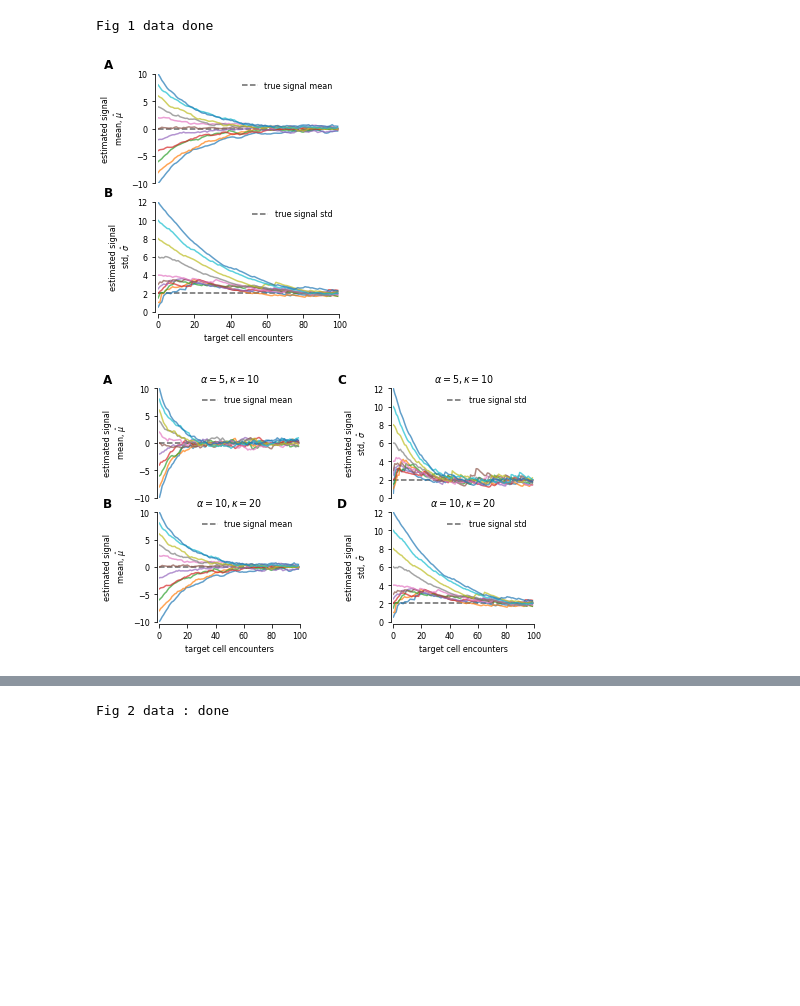
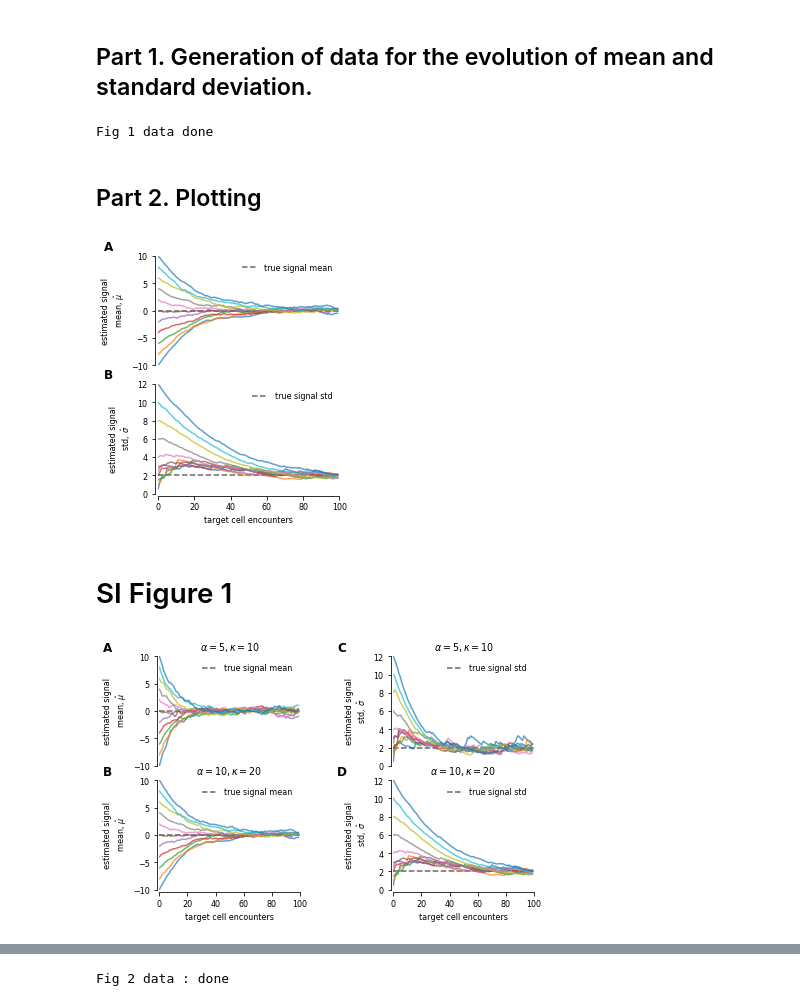
Before and after one commit to ywqin/paper-innate-immune-adaptation, a Jupyter notebook: figures.ipynb, the cells around one changed output, grey strips where cells are left out. Saved outputs shown, nothing was run; the diff lists cells and outputs as text; code cells hidden in the pictures; blank space fills up the shorter version.

```diff
--- a/figures.ipynb
+++ b/figures.ipynb
@@ -47 +55,3 @@ var_env = 4
+# %% [markdown]
+## Part 1. Generation of data for the evolution of mean and standard deviation.
 # %%
@@ -68,10 +78,12 @@ df.to_csv ('estimated_mean_std_alpha%d.csv'%alpha, index = None, header=True)
 print('Fig 1 data done')
 # %% [output]
 Fig 1 data done
+# %% [markdown]
+## Part 2. Plotting
 # %%
 # Fig 1 Code 2/2 plottting
 # read data
-data = pd.read_csv('estimated_mean_std_alpha%d.csv'%10)
+data = pd.read_csv('estimated_mean_std_alpha%d.csv.gz'%10,compression='gzip')
 # Plotting -----------------------------------------------
 fig = plt.figure(figsize=(3.425,4))
 plt.rc('font',size=8)
@@ -88,34 +100,36 @@ ax1.set_ylabel('estimated signal\n mean, $\hat{\mu}$',fontsize=8)
 ax1.text(-0.3, 1.05, string.ascii_uppercase[0], transform=ax1.transAxes,
 		size=12, weight='bold')
 
 ax2.spines['right'].set_visible(False)
 ax2.spines['top'].set_visible(False)
 ax2.spines['bottom'].set_position(('axes', -0.02))
 ax2.spines['left'].set_position(('axes', -0.02))
 ax2.set_xlim([0,num_encounter])
 ax2.set_ylim([0,12])
 
 ax2.set_xlabel('target cell encounters',fontsize=8)
 ax2.set_ylabel('estimated signal\n std, $\hat{\sigma}$',fontsize=8)
 ax2.text(-0.3, 1.05, string.ascii_uppercase[1], transform=ax2.transAxes,
 		size=12, weight='bold')
 ax1.axhline(0.0, color='black',linestyle='dashed',alpha=0.6,label='true signal mean')
 ax2.axhline(math.sqrt(var_env), color='black',linestyle='dashed',alpha=0.6,label='true signal std')
 ax1.legend(loc='upper right',frameon=False)
 ax2.legend(loc='upper right',frameon=False)
 # Case 1 different means and same variance ---------------
 for j_mu in range(num_means):
 	ax1.plot(data['mean%d'%j_mu],alpha=0.7)
 # Case 2 initial same mu and different var ------------------------------------
 for j_std in range(num_means,num_means+num_stds):
 	ax2.plot(data['std%d'%j_std],alpha=0.7)
 
 
 plt.savefig('Fig1_adapting.pdf', format='pdf', dpi=300)
 plt.show()
 plt.close()
 # %% [output]
-[figure, old version]
+[figure, new version]
+# %% [markdown]
+# SI Figure 1
 # %%
 # SI Fig 1  different memeory
 # Case 3 compare alpha=5 vs 10----------------------------------------------------
@@ -182,8 +196,8 @@ if __name__ =='__main__':
 
 	# different initial mu and same var ------------------------------------
 	# 1 read data and Plot data --------------------------------------------------
-	data_shortmem = pd.read_csv('estimated_mean_std_alpha%d.csv'%5)
-	data_longmem = pd.read_csv('estimated_mean_std_alpha%d.csv'%10)
+	data_shortmem = pd.read_csv('estimated_mean_std_alpha%d.csv.gz'%5,compression='gzip')
+	data_longmem = pd.read_csv('estimated_mean_std_alpha%d.csv.gz'%10,compression='gzip')
 	for j_mu in range(num_means):
 		ax1.plot(data_shortmem['mean%d'%j_mu],alpha=0.7)
 		ax2.plot(data_longmem['mean%d'%j_mu],alpha=0.7)
@@ -195,4 +209,4 @@ if __name__ =='__main__':
 	plt.show()
 	plt.close()
 # %% [output]
-[figure, old version]
+[figure, new version]
```
Also changed, not shown: parts of 35 cells of this notebook, 6 other files.
